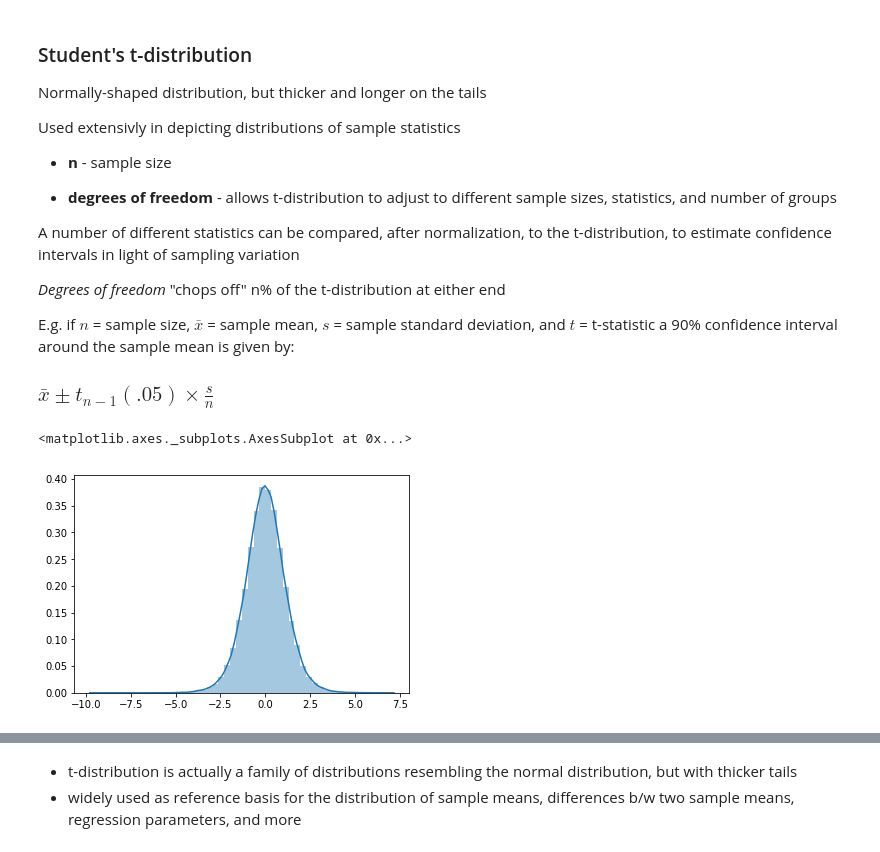
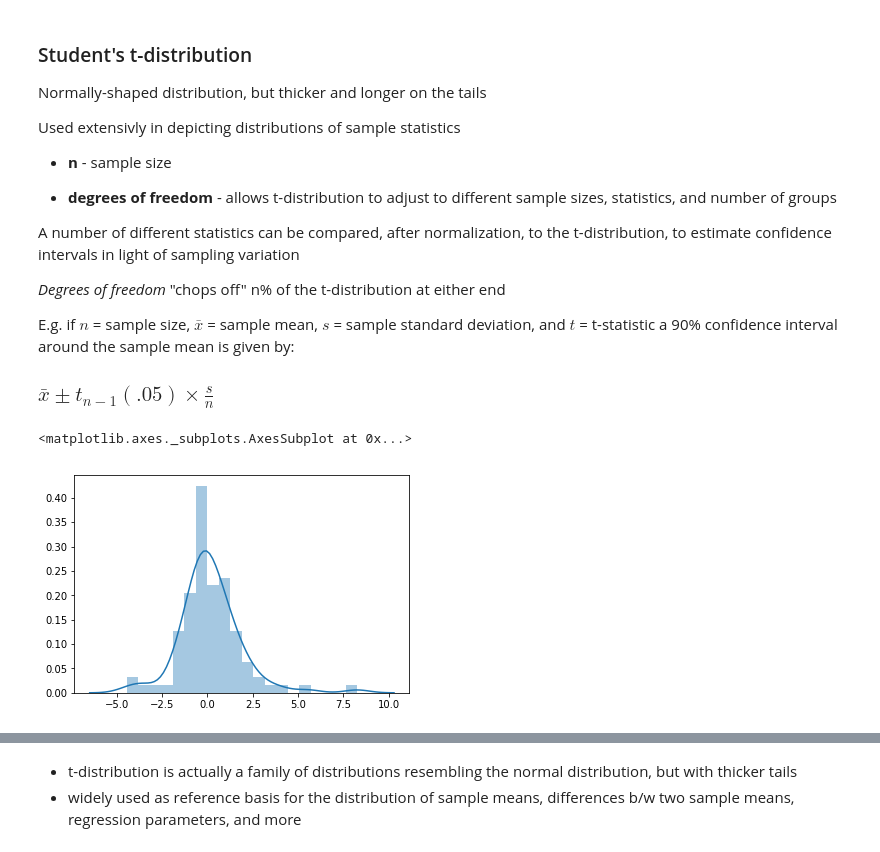
Before and after one commit to andrewmontes87/practical_statistics_py, a Jupyter notebook: notebooks/02 - Data and sampling distributions.ipynb, the cells around one changed output, grey strips where cells are left out. Drawn from its saved outputs; the diff is of its cells as text; code cells hidden in the pictures.

```diff
--- a/notebooks/02 - Data and sampling distributions.ipynb
+++ b/notebooks/02 - Data and sampling distributions.ipynb
@@ -405,9 +405,16 @@ A number of different statistics can be compared, after normalization, to the t-
 E.g. if $n$ = sample size, $\bar{x}$ = sample mean, $s$ = sample standard deviation, and $t$ = t-statistic a 90% confidence interval around the sample mean is given by:
 
 ### $ \bar{x} \pm t_{n - 1} (.05) \times \frac{s}{n} $
-# %%
-s = np.random.standard_t(10, size=100000)
-sns.distplot(s)
-# %% [output]
-<matplotlib.axes._subplots.AxesSubplot at 0x...>
-[figure, removed]
+# %%
+### simulating 100000 random variables from a Students-T distribution
+### w/ numpy.random.standard_t()
+
+degrees_freedom = 2.74
+
+s = np.random.standard_t(degrees_freedom, size=100)
+
+# histogram with seaborn
+sns.distplot(s)
+# %% [output]
+<matplotlib.axes._subplots.AxesSubplot at 0x...>
+[figure, added]
```
Also changed, not shown: parts of 24 cells of this notebook.
